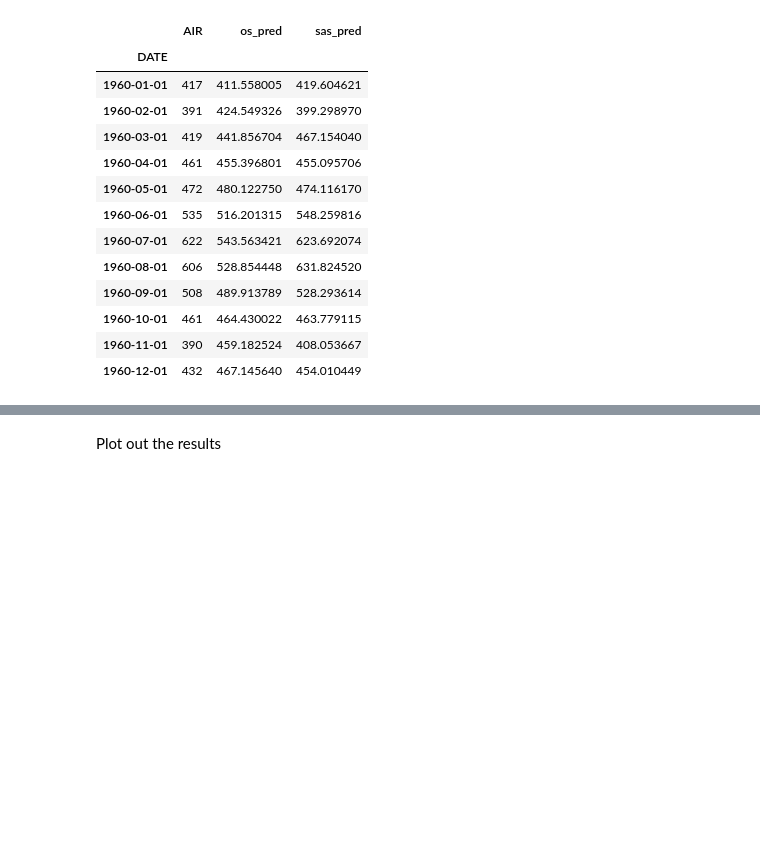
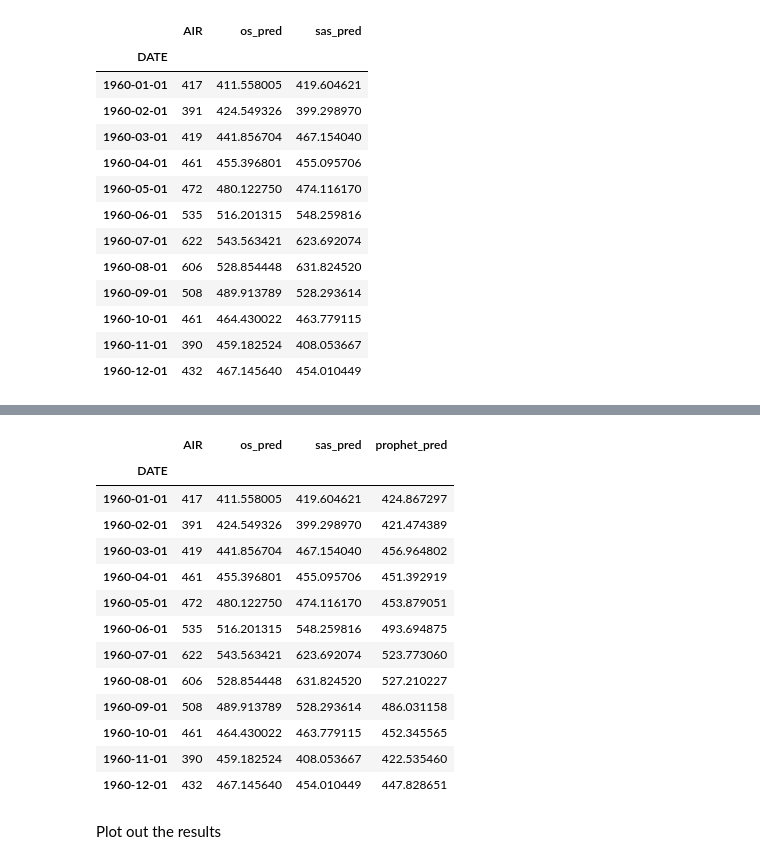
Before and after one commit to datasciencemonkey/saspy_demo, a Jupyter notebook: SASPy-ForecastingIntro.ipynb, the cells around one changed output, grey strips where cells are left out. Cells and saved outputs as stored; diff of their text form; code cells hidden in the pictures; blank space fills up the shorter version.

```diff
--- a/SASPy-ForecastingIntro.ipynb
+++ b/SASPy-ForecastingIntro.ipynb
@@ -482,2 +519,19 @@ test
+# %%
+test
+# %% [output]
+|  | AIR | os_pred | sas_pred | prophet_pred |
+| DATE |  |  |  |  |
+| 1960-01-01 | 417 | 411.558005 | 419.604621 | 424.867297 |
+| 1960-02-01 | 391 | 424.549326 | 399.298970 | 421.474389 |
+| 1960-03-01 | 419 | 441.856704 | 467.154040 | 456.964802 |
+| 1960-04-01 | 461 | 455.396801 | 455.095706 | 451.392919 |
+| 1960-05-01 | 472 | 480.122750 | 474.116170 | 453.879051 |
+| 1960-06-01 | 535 | 516.201315 | 548.259816 | 493.694875 |
+| 1960-07-01 | 622 | 543.563421 | 623.692074 | 523.773060 |
+| 1960-08-01 | 606 | 528.854448 | 631.824520 | 527.210227 |
+| 1960-09-01 | 508 | 489.913789 | 528.293614 | 486.031158 |
+| 1960-10-01 | 461 | 464.430022 | 463.779115 | 452.345565 |
+| 1960-11-01 | 390 | 459.182524 | 408.053667 | 422.535460 |
+| 1960-12-01 | 432 | 467.145640 | 454.010449 | 447.828651 |
 # %% [markdown]
 Plot out the results
```
Also changed, not shown: parts of 7 cells of this notebook.
